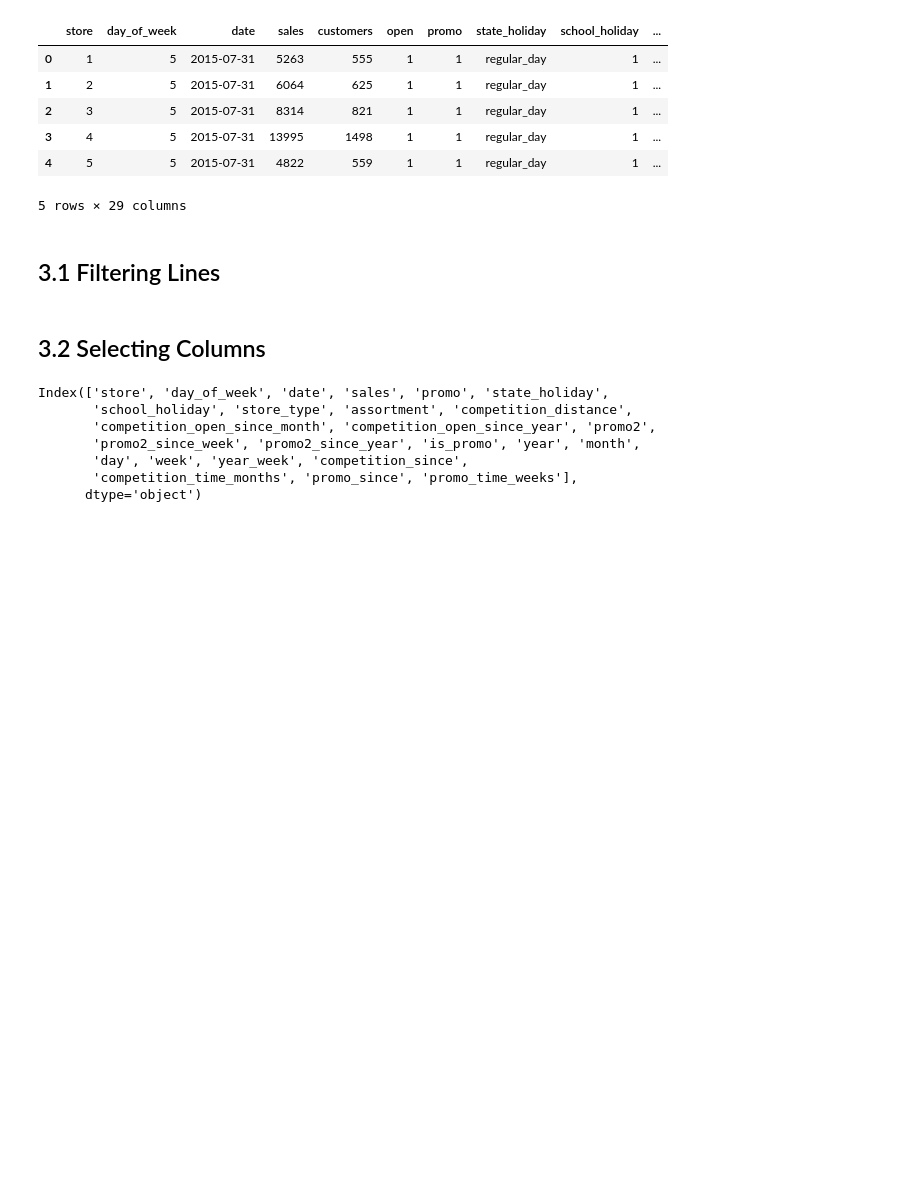
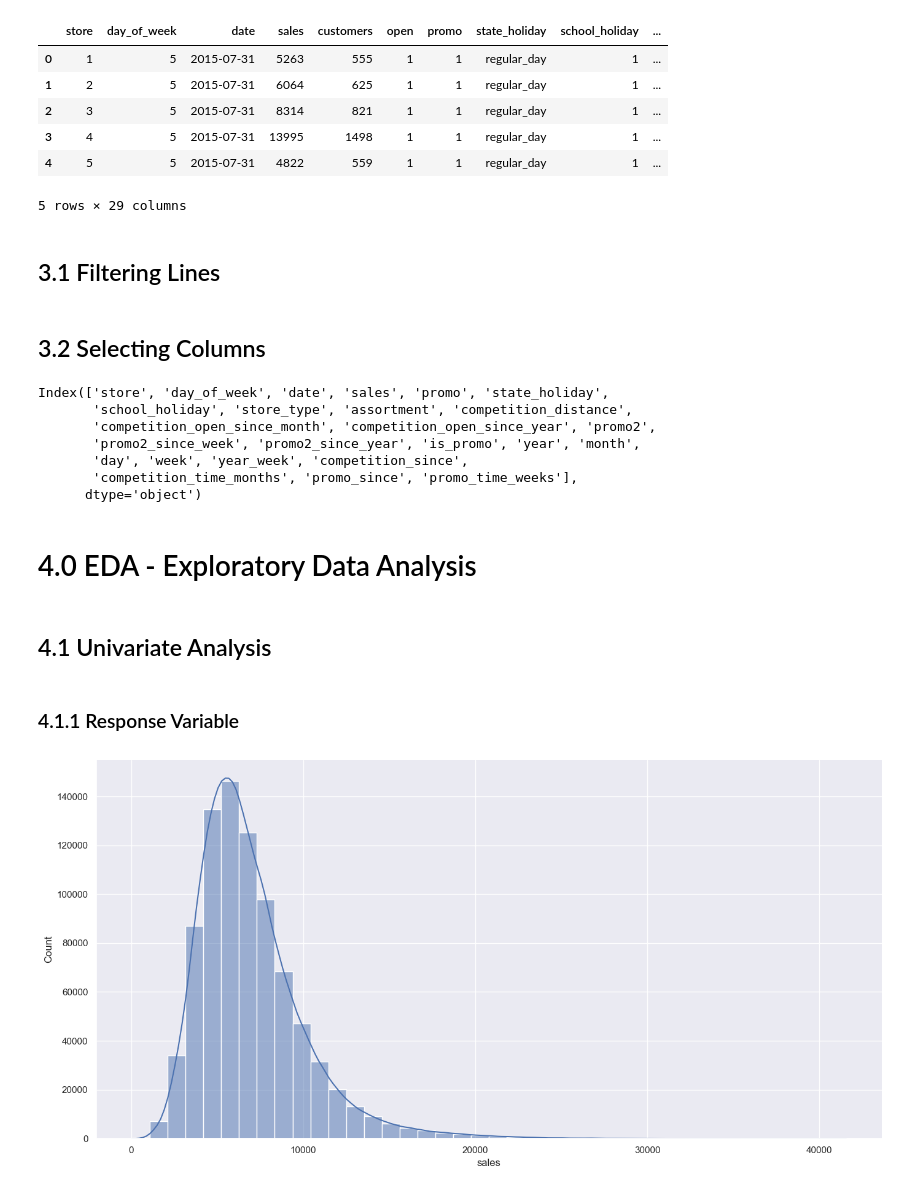
Before and after one commit to BlueBics/rossmann_sales_prediction, a Jupyter notebook: v01_store_sales_prediction.ipynb, the cells around one changed output. Saved outputs shown, nothing was run; the diff lists cells and outputs as text; code cells hidden in the pictures; blank space fills up the shorter version.

```diff
--- a/v01_store_sales_prediction.ipynb
+++ b/v01_store_sales_prediction.ipynb
@@ -474,3 +474,15 @@ Index(['store', 'day_of_week', 'date', 'sales', 'promo', 'state_holiday',
        'day', 'week', 'year_week', 'competition_since',
        'competition_time_months', 'promo_since', 'promo_time_weeks'],
       dtype='object')
+# %% [markdown]
+# 4.0 EDA - Exploratory Data Analysis
+# %%
+df4 = df3.copy()
+# %% [markdown]
+## 4.1 Univariate Analysis
+# %% [markdown]
+### 4.1.1 Response Variable
+# %%
+sns.displot(df4['sales'], bins=40, kde=True, height=7, aspect=2);
+# %% [output]
+[figure, added]
```
Also changed, not shown: parts of 12 cells of this notebook.
